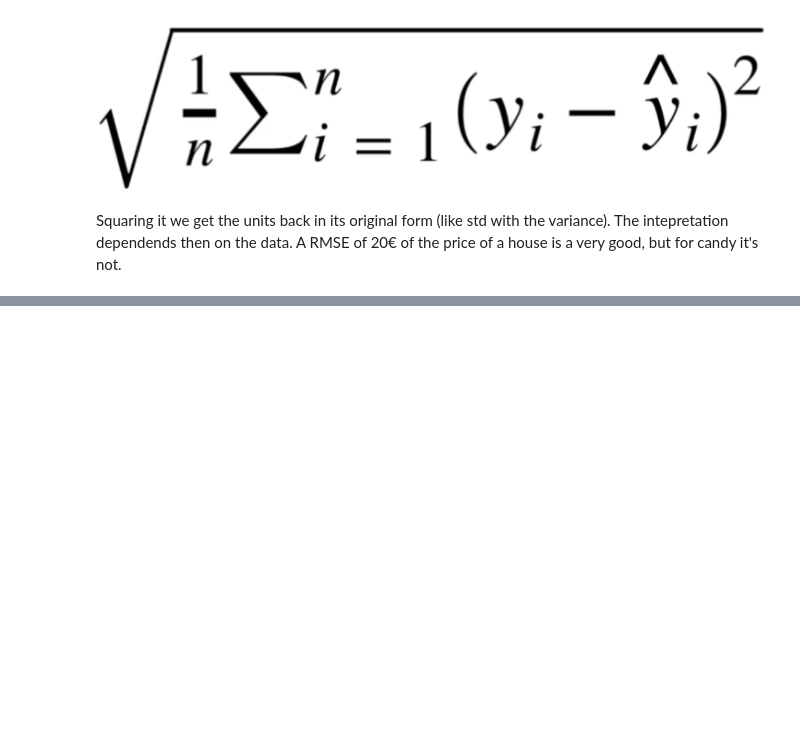
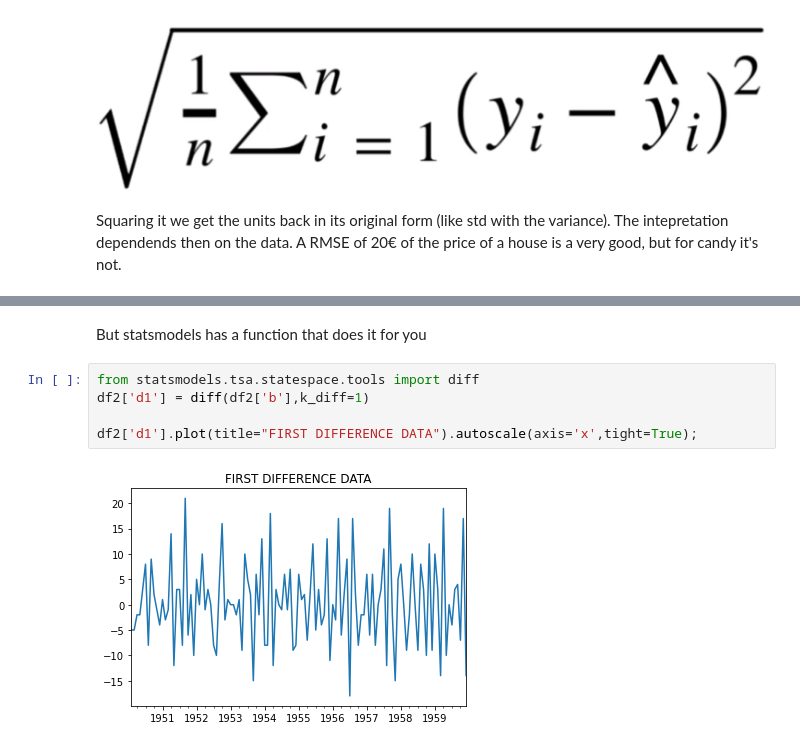
Before and after one commit to rangelrey/timeSeriesAnalysis, a Jupyter notebook: timesSeriesAnalysis.ipynb, the cells around one changed output, grey strips where cells are left out. Drawn from its saved outputs; the diff is of its cells as text; blank space fills up the shorter version.

```diff
--- a/timesSeriesAnalysis.ipynb
+++ b/timesSeriesAnalysis.ipynb
@@ -1411,0 +1601,9 @@ A RMSE of 20€ of the price of a house is a very good, but for candy it's not.
+# %% [markdown]
+But statsmodels has a function that does it for you
+# %%
+from statsmodels.tsa.statespace.tools import diff
+df2['d1'] = diff(df2['b'],k_diff=1)
+
+df2['d1'].plot(title="FIRST DIFFERENCE DATA").autoscale(axis='x',tight=True);
+# %% [output]
+[figure, added]
```
Also changed, not shown: parts of 82 cells of this notebook, 10 other files.
